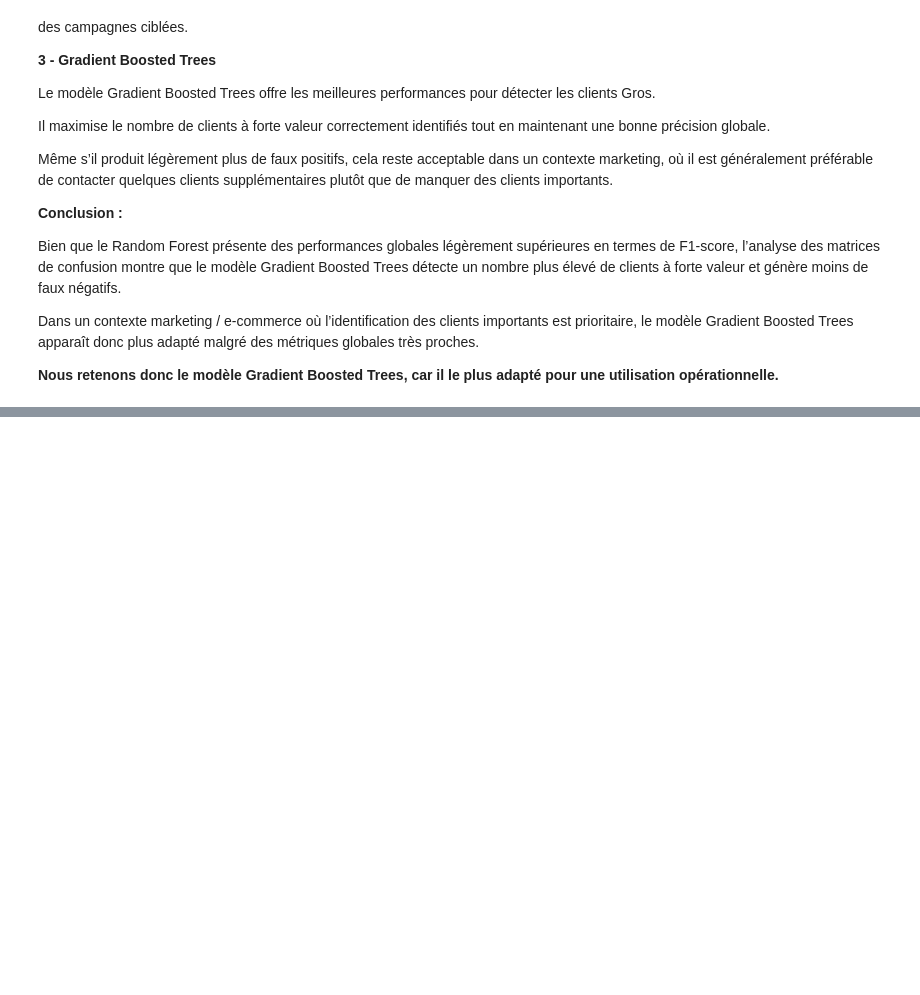
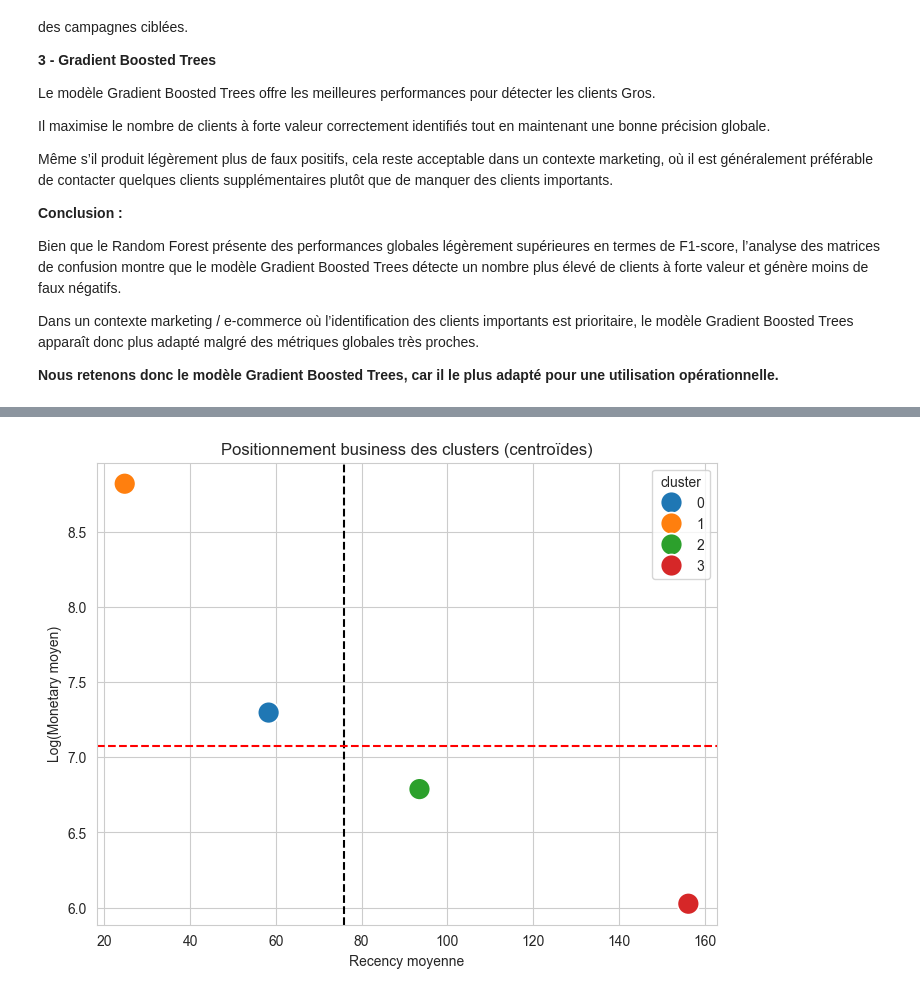
Before and after one commit to EdLac/spark-ecommerce, a Jupyter notebook: notebooks/ProjetFinal.ipynb, the cells around one changed output, grey strips where cells are left out. Cells and saved outputs as stored; diff of their text form; code cells hidden in the pictures; blank space fills up the shorter version.

```diff
--- a/notebooks/ProjetFinal.ipynb
+++ b/notebooks/ProjetFinal.ipynb
@@ -1750,0 +1808,25 @@ Dans un contexte marketing / e-commerce où l’identification des clients impor
+# %%
+cluster_centroids = rfm_clustered.groupBy("cluster").agg(
+    {"Recency": "avg", "Monetary": "avg"}
+).toPandas()
+
+plt.figure(figsize=(8,6))
+
+sns.scatterplot(
+    data=cluster_centroids,
+    x="avg(Recency)",
+    y=np.log1p(cluster_centroids["avg(Monetary)"]),
+    hue="cluster",
+    s=250,
+    palette="tab10"
+)
+
+plt.axvline(cluster_centroids["avg(Recency)"].median(), color="black", linestyle="--")
+plt.axhline(np.log1p(cluster_centroids["avg(Monetary)"].median()), color="red", linestyle="--")
+
+plt.xlabel("Recency moyenne")
+plt.ylabel("Log(Monetary moyen)")
+plt.title("Positionnement business des clusters (centroïdes)")
+plt.show()
+# %% [output]
+[figure, added]
```
Also changed, not shown: parts of 56 cells of this notebook.
